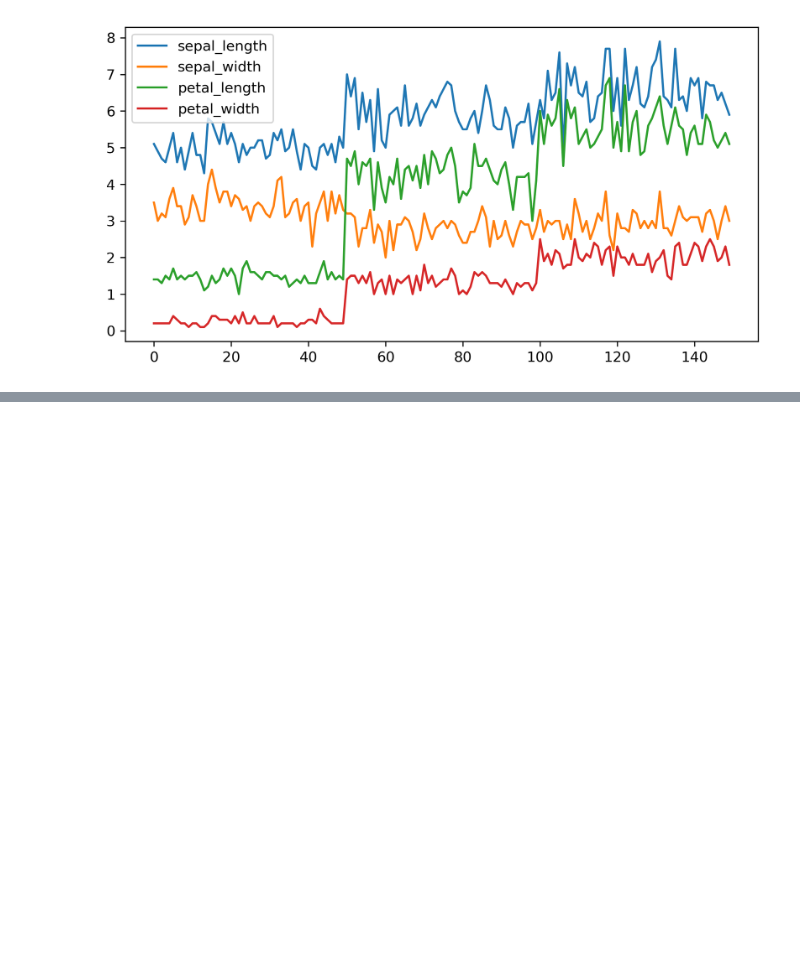
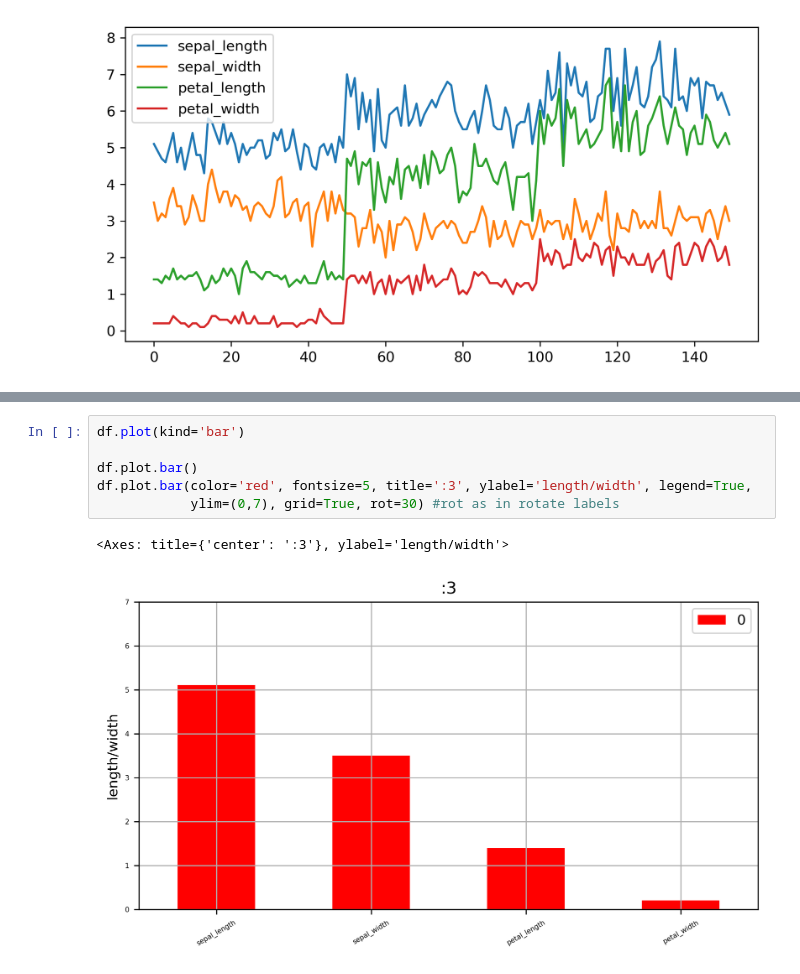
Before and after one commit to saxovia/ml-practice, a Jupyter notebook: 5 - data visualization/DataVis.ipynb, the cells around one changed output, grey strips where cells are left out. Saved outputs shown, nothing was run; the diff lists cells and outputs as text; blank space fills up the shorter version.

```diff
--- a/5 - data visualization/DataVis.ipynb
+++ b/5 - data visualization/DataVis.ipynb
@@ -49,0 +67,9 @@ plt.show()
+# %%
+df.plot(kind='bar')
+
+df.plot.bar()
+df.plot.bar(color='red', fontsize=5, title=':3', ylabel='length/width', legend=True,
+            ylim=(0,7), grid=True, rot=30) #rot as in rotate labels
+# %% [output]
+<Axes: title={'center': ':3'}, ylabel='length/width'>
+[figure, added]
```
Also changed, not shown: parts of 18 cells of this notebook.
